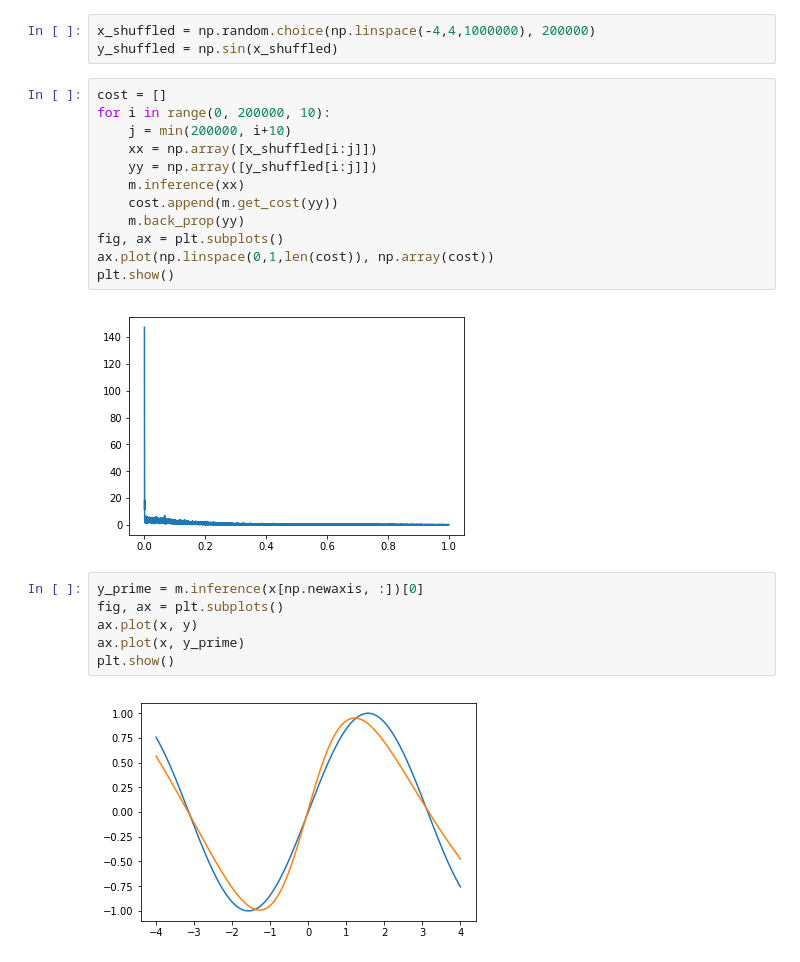
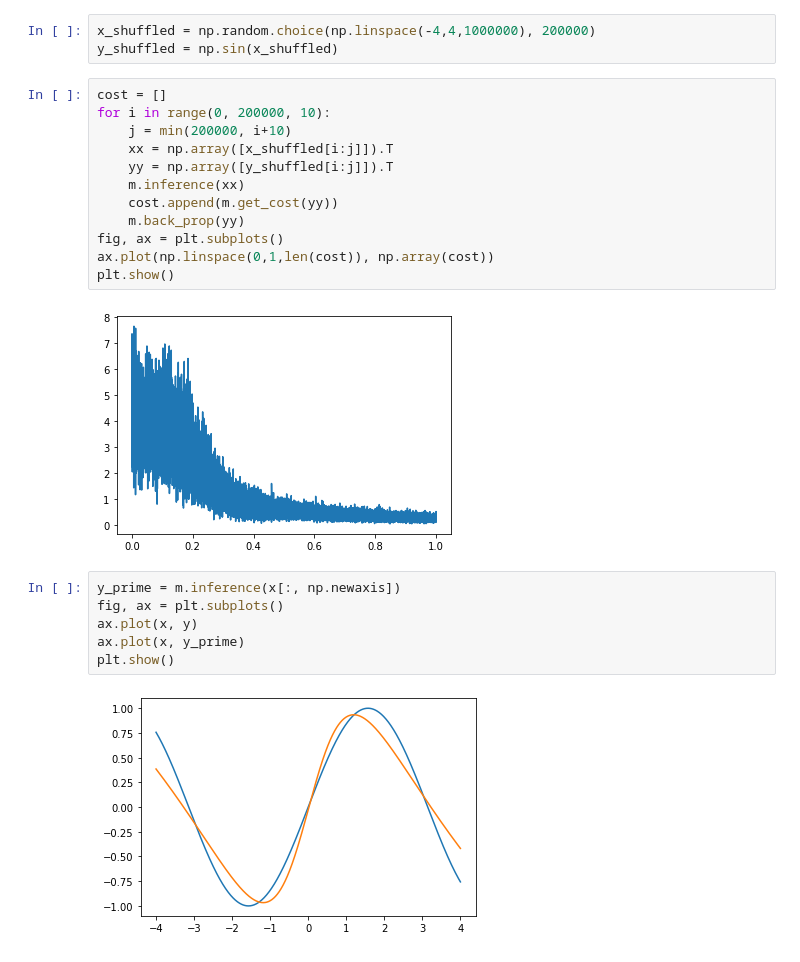
Before and after one commit to KevinXuxuxu/NN, a Jupyter notebook: examples/sin_regression.ipynb, the cells around one changed output. Drawn from its saved outputs; the diff is of its cells as text.

```diff
--- a/examples/sin_regression.ipynb
+++ b/examples/sin_regression.ipynb
@@ -20,22 +20,22 @@ y_shuffled = np.sin(x_shuffled)
 # %%
 cost = []
 for i in range(0, 200000, 10):
     j = min(200000, i+10)
-    xx = np.array([x_shuffled[i:j]])
-    yy = np.array([y_shuffled[i:j]])
+    xx = np.array([x_shuffled[i:j]]).T
+    yy = np.array([y_shuffled[i:j]]).T
     m.inference(xx)
     cost.append(m.get_cost(yy))
     m.back_prop(yy)
 fig, ax = plt.subplots()
 ax.plot(np.linspace(0,1,len(cost)), np.array(cost))
 plt.show()
 # %% [output]
-[figure, old version]
+[figure, new version]
 # %%
-y_prime = m.inference(x[np.newaxis, :])[0]
+y_prime = m.inference(x[:, np.newaxis])
 fig, ax = plt.subplots()
 ax.plot(x, y)
 ax.plot(x, y_prime)
 plt.show()
 # %% [output]
-[figure, old version]
+[figure, new version]
```
Also changed, not shown: parts of 1 cell of this notebook, 7 other files.
